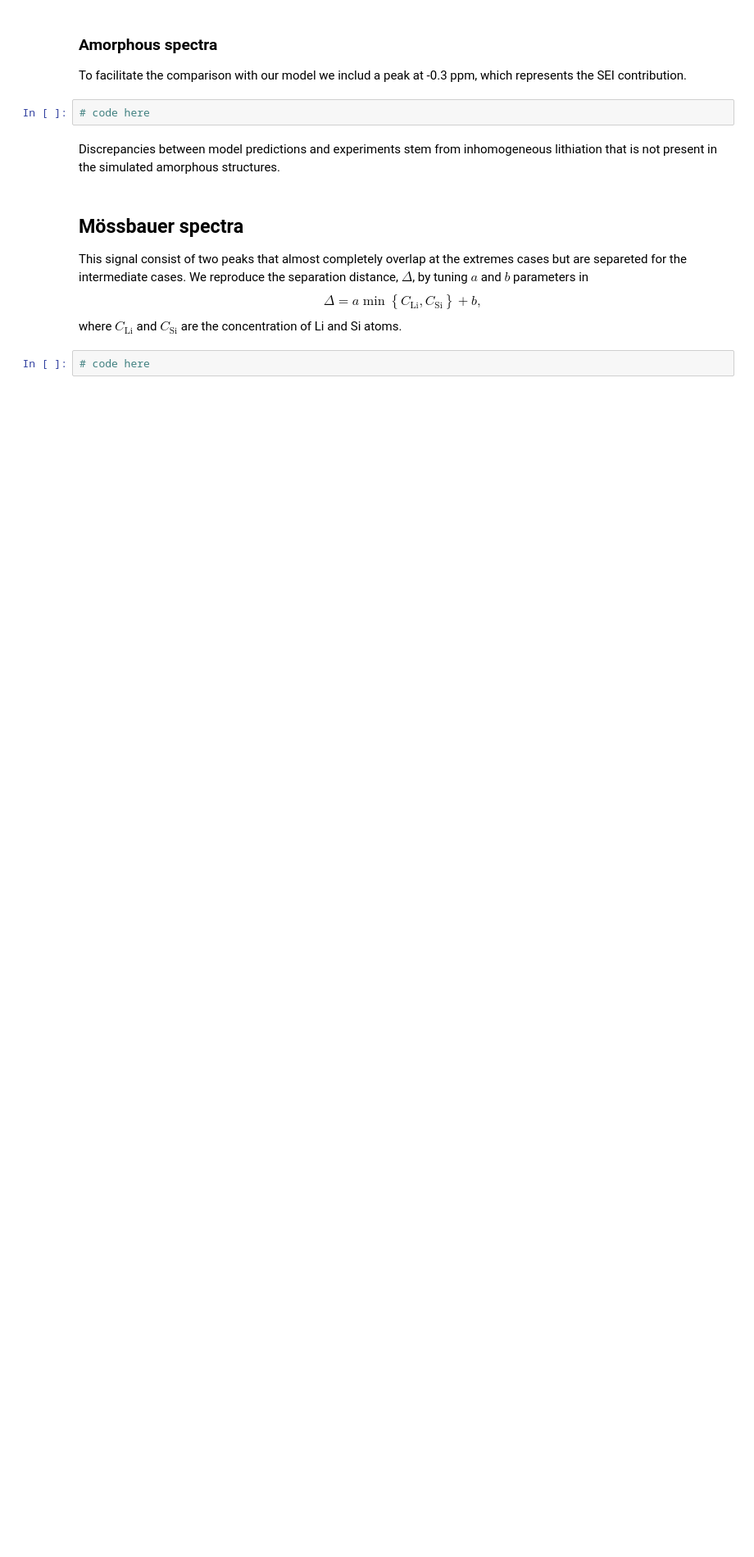
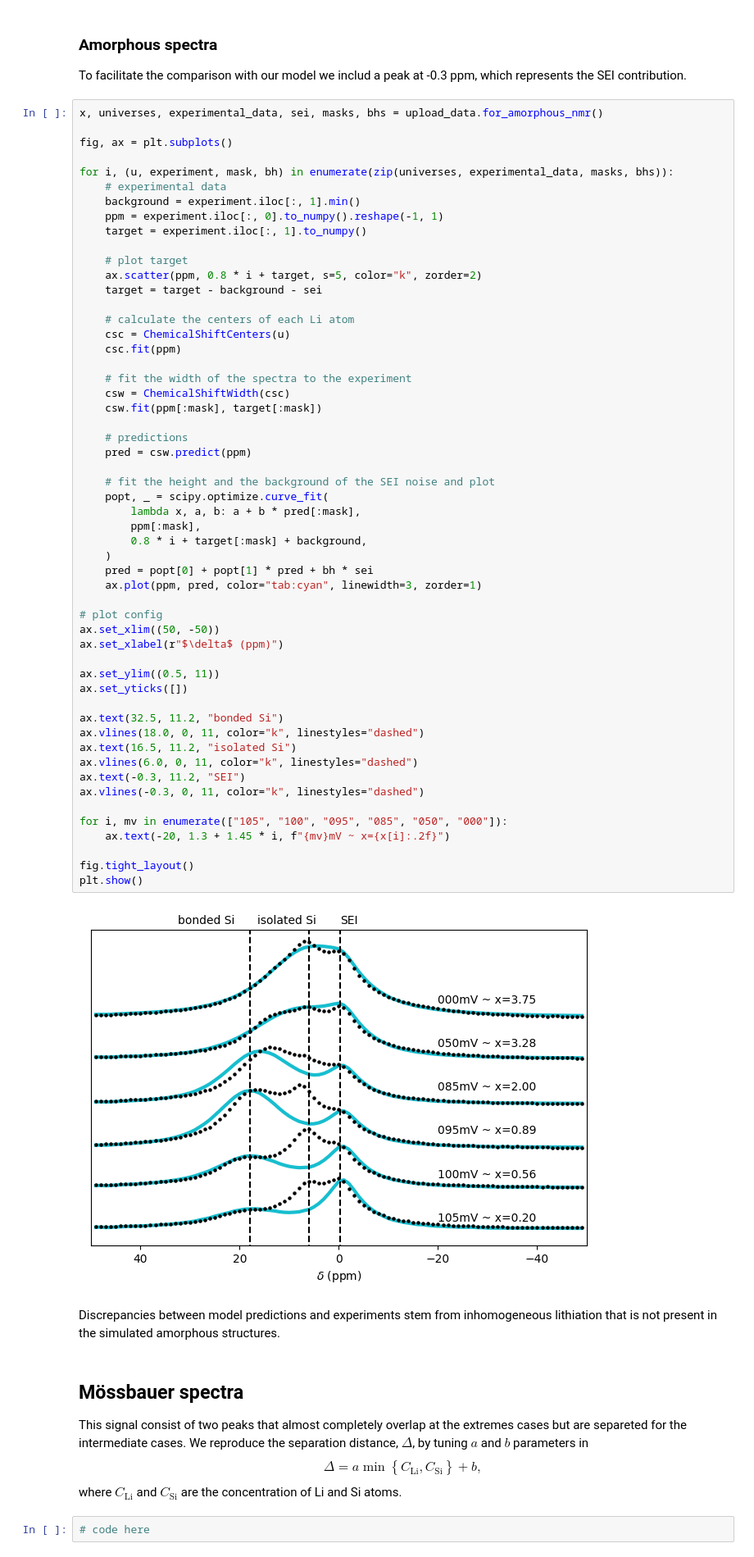
Before and after one commit to fernandezfran/macchiato, a Jupyter notebook: paper/pipeline.ipynb, the cells around one changed output. Shown: that part at 82% size. Saved outputs shown, nothing was run; the diff lists cells and outputs as text; blank space fills up the shorter version.

Commit message:
amorphous NMR pipeline

```diff
--- a/paper/pipeline.ipynb
+++ b/paper/pipeline.ipynb
@@ -288,7 +290,61 @@ plt.show()
 
 To facilitate the comparison with our model we includ a peak at -0.3 ppm, which represents the SEI contribution.
 # %%
-# code here
+x, universes, experimental_data, sei, masks, bhs = upload_data.for_amorphous_nmr()
+
+fig, ax = plt.subplots()
+
+for i, (u, experiment, mask, bh) in enumerate(zip(universes, experimental_data, masks, bhs)):
+    # experimental data
+    background = experiment.iloc[:, 1].min()
+    ppm = experiment.iloc[:, 0].to_numpy().reshape(-1, 1)
+    target = experiment.iloc[:, 1].to_numpy()
+
+    # plot target
+    ax.scatter(ppm, 0.8 * i + target, s=5, color="k", zorder=2)
+    target = target - background - sei
+
+    # calculate the centers of each Li atom
+    csc = ChemicalShiftCenters(u)
+    csc.fit(ppm)
+
+    # fit the width of the spectra to the experiment
+    csw = ChemicalShiftWidth(csc)
+    csw.fit(ppm[:mask], target[:mask])
+
+    # predictions
+    pred = csw.predict(ppm)
+
+    # fit the height and the background of the SEI noise and plot
+    popt, _ = scipy.optimize.curve_fit(
+        lambda x, a, b: a + b * pred[:mask],
+        ppm[:mask],
+        0.8 * i + target[:mask] + background,
+    )
+    pred = popt[0] + popt[1] * pred + bh * sei
+    ax.plot(ppm, pred, color="tab:cyan", linewidth=3, zorder=1)
+
+# plot config
+ax.set_xlim((50, -50))
+ax.set_xlabel(r"$\delta$ (ppm)")
+
+ax.set_ylim((0.5, 11))
+ax.set_yticks([])
+
+ax.text(32.5, 11.2, "bonded Si")
+ax.vlines(18.0, 0, 11, color="k", linestyles="dashed")
+ax.text(16.5, 11.2, "isolated Si")
+ax.vlines(6.0, 0, 11, color="k", linestyles="dashed")
+ax.text(-0.3, 11.2, "SEI")
+ax.vlines(-0.3, 0, 11, color="k", linestyles="dashed")
+
+for i, mv in enumerate(["105", "100", "095", "085", "050", "000"]):
+    ax.text(-20, 1.3 + 1.45 * i, f"{mv}mV ~ x={x[i]:.2f}")
+
+fig.tight_layout()
+plt.show()
+# %% [output]
+[figure, added]
 # %% [markdown]
 Discrepancies between model predictions and experiments stem from inhomogeneous lithiation that is not present in the simulated amorphous structures.
 # %% [markdown]
```
Also changed, not shown: parts of 3 cells of this notebook, 1 other file.
